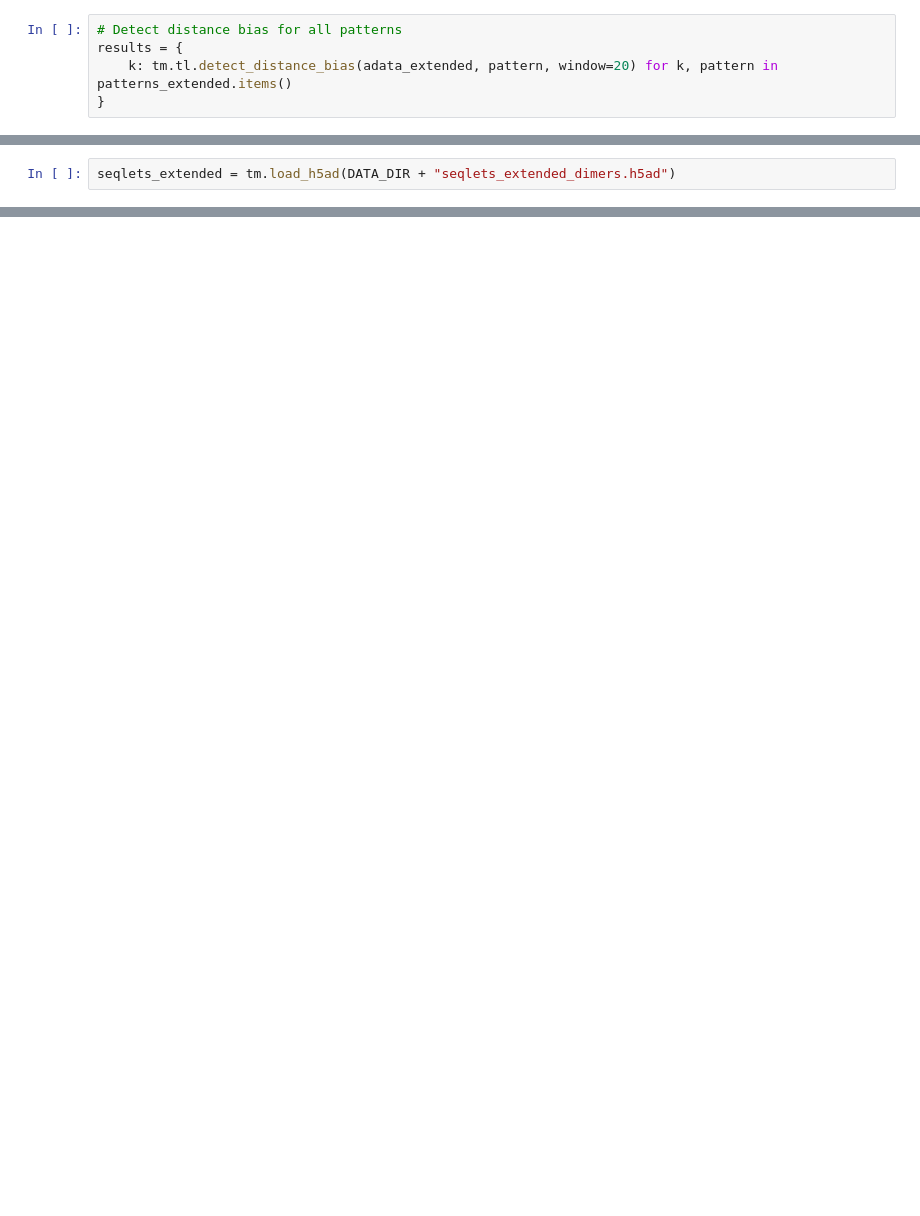
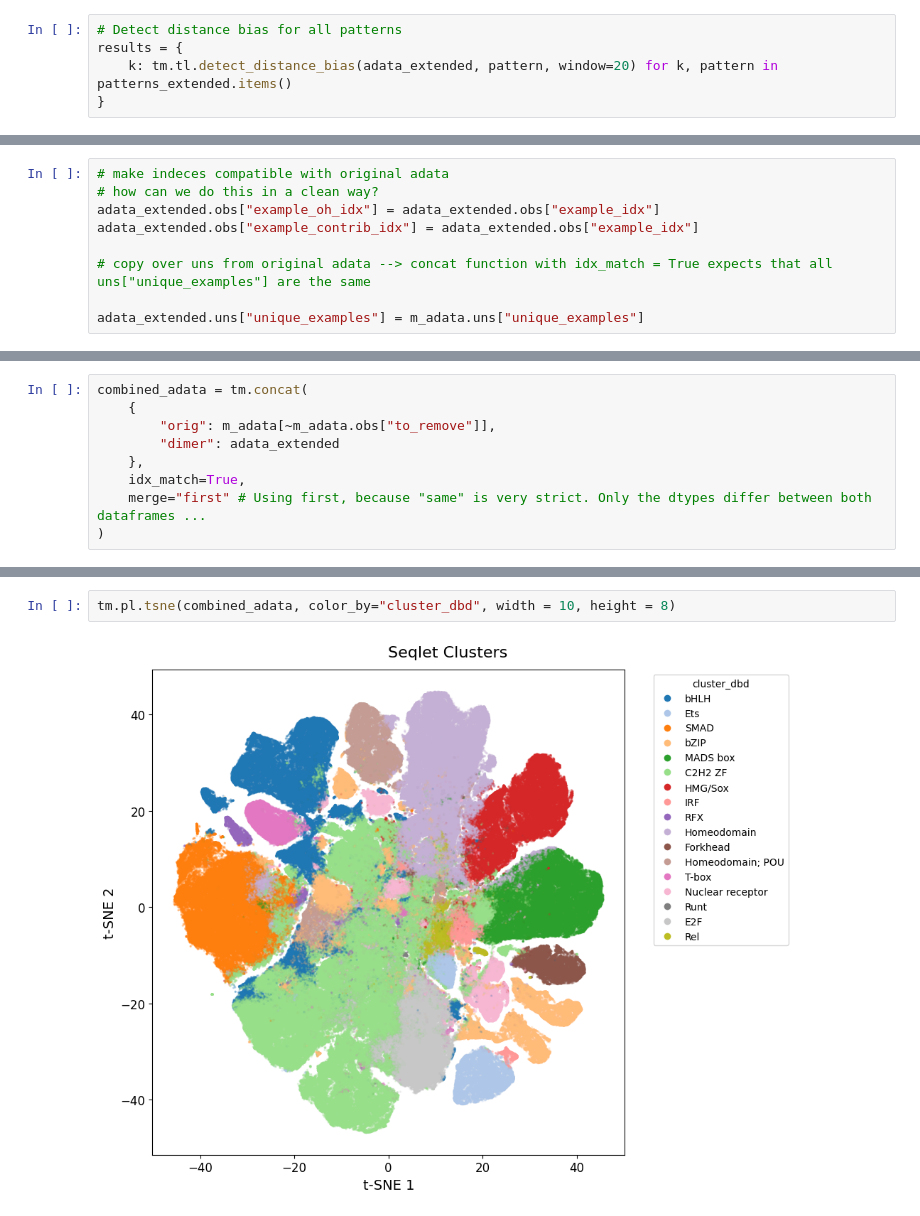
Before and after one commit to aertslab/TF-MInDi, a Jupyter notebook: docs/notebooks/04_distance_bias_detection.ipynb, the cells around one changed output, grey strips where cells are left out. Cells and saved outputs as stored; diff of their text form; blank space fills up the shorter version.

```diff
--- a/docs/notebooks/04_distance_bias_detection.ipynb
+++ b/docs/notebooks/04_distance_bias_detection.ipynb
@@ -257,2 +284,0 @@ tm.pl.tsne_logos(
-# %%
-seqlets_extended = tm.load_h5ad(DATA_DIR + "seqlets_extended_dimers.h5ad")
@@ -322,0 +301,9 @@ tm.save_h5ad(adata_extended, DATA_DIR + "seqlets_extended_dimers.h5ad")
+# %%
+# make indeces compatible with original adata
+# how can we do this in a clean way?
+adata_extended.obs["example_oh_idx"] = adata_extended.obs["example_idx"]
+adata_extended.obs["example_contrib_idx"] = adata_extended.obs["example_idx"]
+
+# copy over uns from original adata --> concat function with idx_match = True expects that all uns["unique_examples"] are the same
+
+adata_extended.uns["unique_examples"] = m_adata.uns["unique_examples"]
@@ -322,0 +350,9 @@ tm.save_h5ad(adata_extended, DATA_DIR + "seqlets_extended_dimers.h5ad")
+# %%
+combined_adata = tm.concat(
+    {
+        "orig": m_adata[~m_adata.obs["to_remove"]],
+        "dimer": adata_extended
+    },
+    idx_match=True,
+    merge="first" # Using first, because "same" is very strict. Only the dtypes differ between both dataframes ...
+)
@@ -322,0 +369,4 @@ tm.save_h5ad(adata_extended, DATA_DIR + "seqlets_extended_dimers.h5ad")
+# %%
+tm.pl.tsne(combined_adata, color_by="cluster_dbd", width = 10, height = 8)
+# %% [output]
+[figure, added]
```
Also changed, not shown: parts of 39 cells of this notebook, 1 other file.
